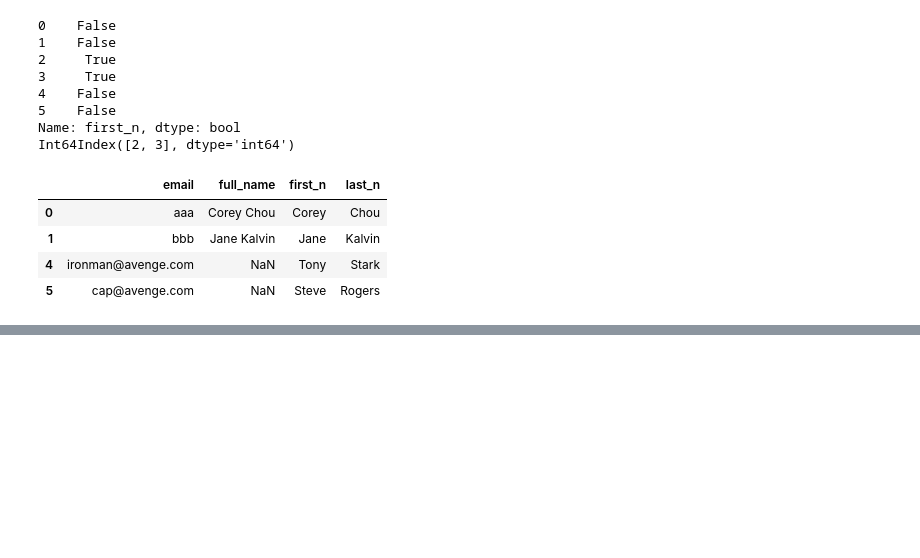
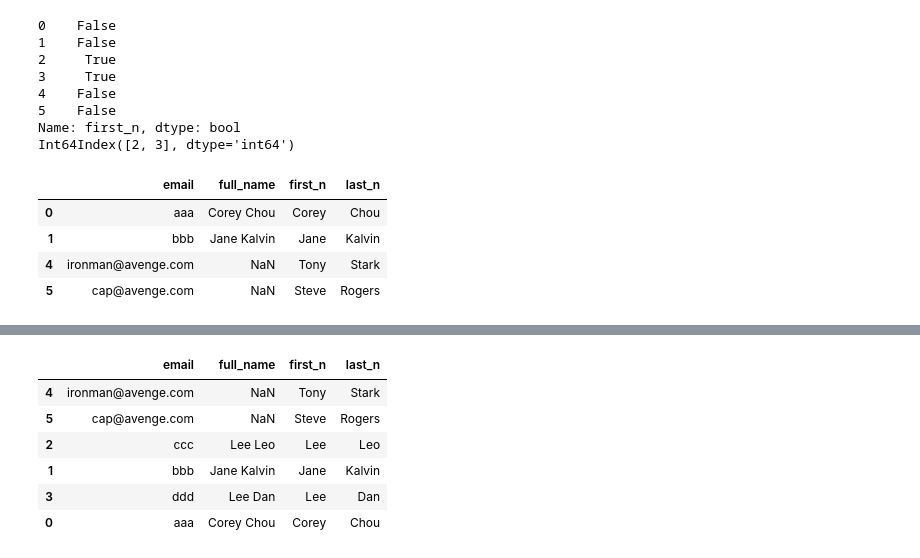
Before and after one commit to LeevesC/LearningML, a Jupyter notebook: Intro_Pandas/03.ipynb, the cells around one changed output, grey strips where cells are left out. Cells and saved outputs as stored; diff of their text form; code cells hidden in the pictures; blank space fills up the shorter version.

```diff
--- a/Intro_Pandas/03.ipynb
+++ b/Intro_Pandas/03.ipynb
@@ -139,0 +163,13 @@ Int64Index([2, 3], dtype='int64')
+# %%
+# last name ascending order and first name deascending order
+df_new.sort_values(by=['last_n', 'first_n'], ascending=[False, True], inplace=True)
+# %%
+df_new
+# %% [output]
+|  | email | full_name | first_n | last_n |
+| 4 | ironman@avenge.com | NaN | Tony | Stark |
+| 5 | cap@avenge.com | NaN | Steve | Rogers |
+| 2 | ccc | Lee Leo | Lee | Leo |
+| 1 | bbb | Jane Kalvin | Jane | Kalvin |
+| 3 | ddd | Lee Dan | Lee | Dan |
+| 0 | aaa | Corey Chou | Corey | Chou |
```
Also changed, not shown: parts of 15 cells of this notebook, 2 other files.
